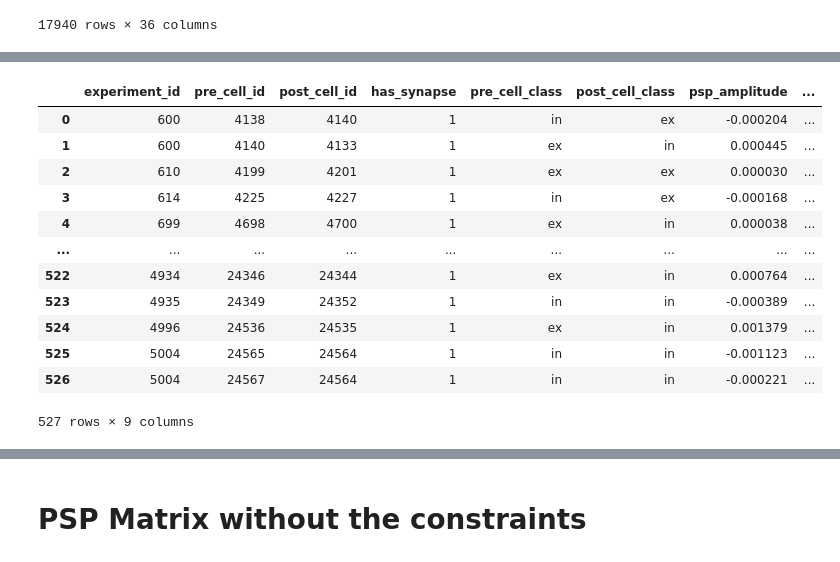
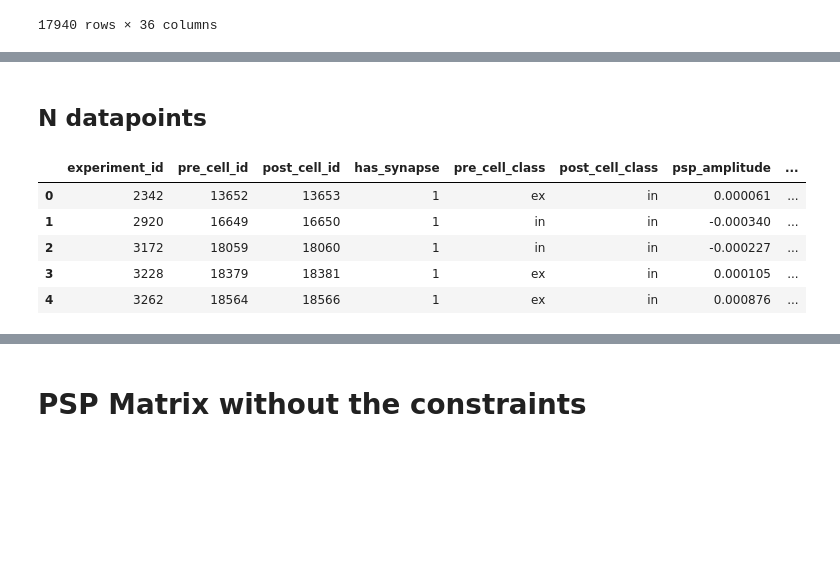
Before and after one commit to acevedomartina/HeterogeneousRNNs, a Jupyter notebook: data_analysis/analysis_neneva.ipynb, the cells around one changed output, grey strips where cells are left out. Cells and saved outputs as stored; diff of their text form; code cells hidden in the pictures; blank space fills up the shorter version.

```diff
--- a/data_analysis/analysis_neneva.ipynb
+++ b/data_analysis/analysis_neneva.ipynb
@@ -644,4 +574,0 @@ df_valid_experiments
-# %%
-df = df_valid_experiments[(df_valid_experiments["experiment_id"]==566)]
-
-df
@@ -700,5 +810,8 @@ df
+# %% [markdown]
+## N datapoints
 # %%
-# SQL query to retrieve the desired info
+# Including "intrinsic" table in query
+# this includes PSP amplitude and fi slope pre and post, but only include those where we have over 10
 
 query = """
             SELECT
@@ -709,6 +822,7 @@ query = """
                 pre.cell_class AS pre_cell_class,
                 post.cell_class AS post_cell_class,
                 syn.psp_amplitude,
+                e.target_region,
                 i_pre.fi_slope AS pre_fi_slope,
                 i_post.fi_slope AS post_fi_slope
 
@@ -718,55 +832,42 @@ query = """
             INNER JOIN cell pre ON p.pre_cell_id = pre.id
             INNER JOIN cell post ON p.post_cell_id = post.id
             INNER JOIN intrinsic i_pre ON p.pre_cell_id = i_pre.cell_id
             INNER JOIN intrinsic i_post ON p.post_cell_id = i_post.cell_id
             INNER JOIN experiment e ON e.id = p.experiment_id
             INNER JOIN slice s ON e.slice_id = s.id
             INNER JOIN synapse syn ON syn.pair_id = p.id
 
 
             WHERE
 
-                -- Only keep those where we have over 10 data points
-
-                p.experiment_id IN (
-                                    SELECT p.experiment_id
-                                    FROM pair p
-                                    GROUP BY p.experiment_id
-                                    HAVING COUNT(*) > 10
-                                    )
-
                 -- Brain specs
 
-                AND s.species = 'mouse'
+                s.species = 'mouse'
                 AND e.target_region = 'VisP'
 
                 -- Null value filtering
 
                 AND p.has_synapse IS NOT NULL
                 AND pre.cell_class IS NOT NULL
                 AND post.cell_class IS NOT NULL
                 AND syn.psp_amplitude IS NOT NULL
                 AND i_pre.fi_slope IS NOT NULL
                 AND i_post.fi_slope IS NOT NULL
 
                 -- We allow mixed cell class in postsynaptic cells, but not in presynaptic cell class
-                AND pre.cell_class != 'mixed';
+                AND pre.cell_class != 'mixed'
+
+            GROUP BY p.experiment_id HAVING COUNT(*) > 6
+            ;
         """
 
-df_experiments = pd.read_sql_query(query, con)
+df_experiments_n_datapoints = pd.read_sql_query(query, con)
 
-df_experiments
+df_experiments_n_datapoints
 # %% [output]
 |  | experiment_id | pre_cell_id | post_cell_id | has_synapse | pre_cell_class | post_cell_class | psp_amplitude | ... |
-| 0 | 600 | 4138 | 4140 | 1 | in | ex | -0.000204 | ... |
-| 1 | 600 | 4140 | 4133 | 1 | ex | in | 0.000445 | ... |
-| 2 | 610 | 4199 | 4201 | 1 | ex | ex | 0.000030 | ... |
-| 3 | 614 | 4225 | 4227 | 1 | in | ex | -0.000168 | ... |
-| 4 | 699 | 4698 | 4700 | 1 | ex | in | 0.000038 | ... |
-| ... | ... | ... | ... | ... | ... | ... | ... | ... |
-| 522 | 4934 | 24346 | 24344 | 1 | ex | in | 0.000764 | ... |
-| 523 | 4935 | 24349 | 24352 | 1 | in | in | -0.000389 | ... |
-| 524 | 4996 | 24536 | 24535 | 1 | ex | in | 0.001379 | ... |
-| 525 | 5004 | 24565 | 24564 | 1 | in | in | -0.001123 | ... |
-| 526 | 5004 | 24567 | 24564 | 1 | in | in | -0.000221 | ... |
+| 0 | 2342 | 13652 | 13653 | 1 | ex | in | 0.000061 | ... |
+| 1 | 2920 | 16649 | 16650 | 1 | in | in | -0.000340 | ... |
+| 2 | 3172 | 18059 | 18060 | 1 | in | in | -0.000227 | ... |
+| 3 | 3228 | 18379 | 18381 | 1 | ex | in | 0.000105 | ... |
+| 4 | 3262 | 18564 | 18566 | 1 | ex | in | 0.000876 | ... |
-527 rows × 9 columns
```
Also changed, not shown: parts of 33 cells of this notebook.
